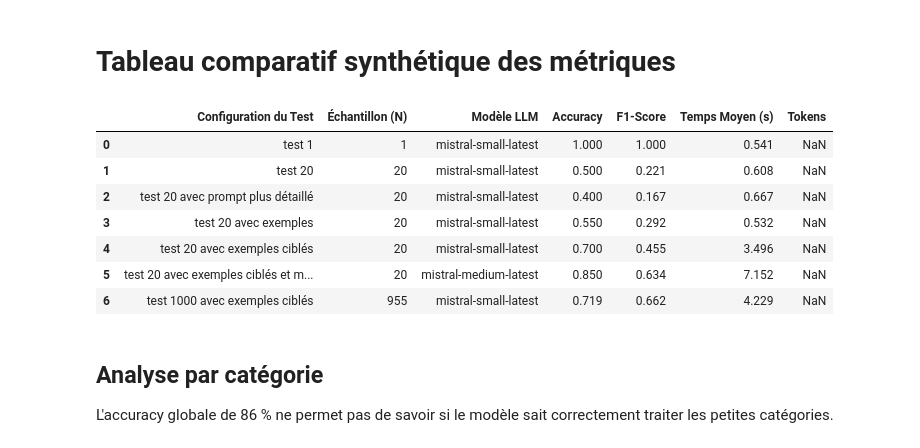
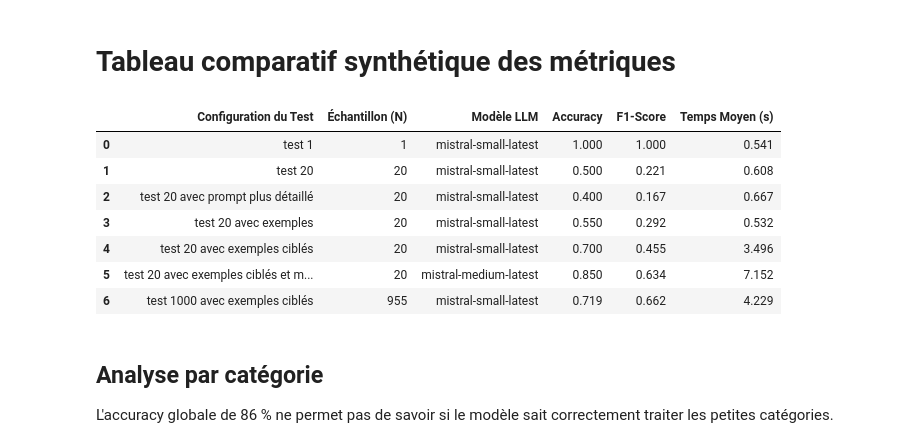
Before and after one commit to Ace4teaM/OCR-ZenAssist, a Jupyter notebook: 2_approche_llm.ipynb, the cells around one changed output. Cells and saved outputs as stored; diff of their text form; code cells hidden in the pictures.

```diff
--- a/2_approche_llm.ipynb
+++ b/2_approche_llm.ipynb
@@ -964,30 +964,30 @@ Tokens:
 # %%
 global_metrics_df = pd.DataFrame(
     global_metrics,
-    columns=["Name", "Samples", "Method", "Accuracy", "F1 (macro)", "Temps moyen (s)", "Tokens"]
+    columns=["Name", "Samples", "Method", "Accuracy", "F1 (macro)", "Temps moyen (s)"]
     )
 
 global_metrics_df = global_metrics_df.rename(columns={
     "Name" : "Configuration du Test",
     "Samples" : "Échantillon (N)",
     "Method" : "Modèle LLM",
     "Accuracy": "Accuracy",
     "F1 (macro)": "F1-Score",
     "Temps moyen (s)" : "Temps Moyen (s)"
 })
 
 pd.set_option("display.float_format", "{:,.3f}".format)
 
 global_metrics_df
 # %% [output]
-|  | Configuration du Test | Échantillon (N) | Modèle LLM | Accuracy | F1-Score | Temps Moyen (s) | Tokens |
-| 0 | test 1 | 1 | mistral-small-latest | 1.000 | 1.000 | 0.541 | NaN |
-| 1 | test 20 | 20 | mistral-small-latest | 0.500 | 0.221 | 0.608 | NaN |
-| 2 | test 20 avec prompt plus détaillé | 20 | mistral-small-latest | 0.400 | 0.167 | 0.667 | NaN |
-| 3 | test 20 avec exemples | 20 | mistral-small-latest | 0.550 | 0.292 | 0.532 | NaN |
-| 4 | test 20 avec exemples ciblés | 20 | mistral-small-latest | 0.700 | 0.455 | 3.496 | NaN |
-| 5 | test 20 avec exemples ciblés et m... | 20 | mistral-medium-latest | 0.850 | 0.634 | 7.152 | NaN |
-| 6 | test 1000 avec exemples ciblés | 955 | mistral-small-latest | 0.719 | 0.662 | 4.229 | NaN |
+|  | Configuration du Test | Échantillon (N) | Modèle LLM | Accuracy | F1-Score | Temps Moyen (s) |
+| 0 | test 1 | 1 | mistral-small-latest | 1.000 | 1.000 | 0.541 |
+| 1 | test 20 | 20 | mistral-small-latest | 0.500 | 0.221 | 0.608 |
+| 2 | test 20 avec prompt plus détaillé | 20 | mistral-small-latest | 0.400 | 0.167 | 0.667 |
+| 3 | test 20 avec exemples | 20 | mistral-small-latest | 0.550 | 0.292 | 0.532 |
+| 4 | test 20 avec exemples ciblés | 20 | mistral-small-latest | 0.700 | 0.455 | 3.496 |
+| 5 | test 20 avec exemples ciblés et m... | 20 | mistral-medium-latest | 0.850 | 0.634 | 7.152 |
+| 6 | test 1000 avec exemples ciblés | 955 | mistral-small-latest | 0.719 | 0.662 | 4.229 |
 # %% [markdown]
 ## Analyse par catégorie
 
```
Also changed, not shown: parts of 2 cells of this notebook.
